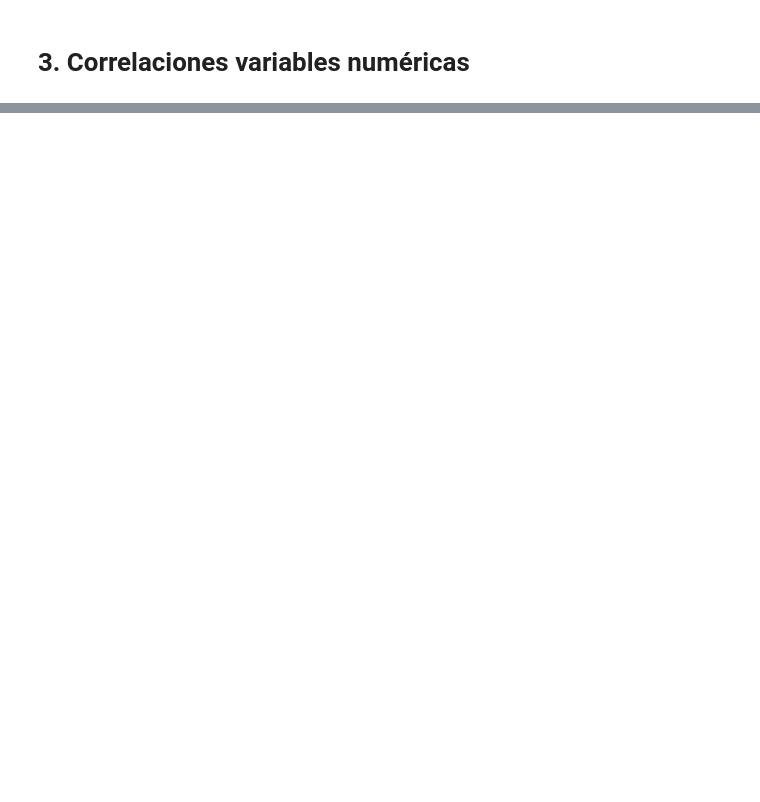
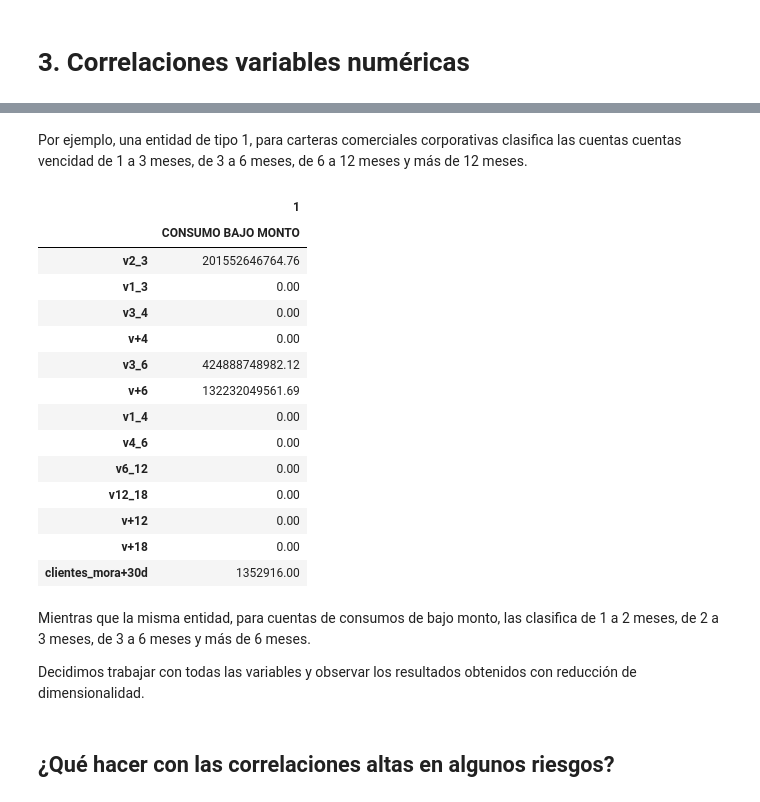
Before and after one commit to AlexanderBedoyaC/no_supervisado, a Jupyter notebook: 2. Análisis de Correlaciones.ipynb, the cells around one changed output, grey strips where cells are left out. Cells and saved outputs as stored; diff of their text form; code cells hidden in the pictures; blank space fills up the shorter version.

```diff
--- a/2. Análisis de Correlaciones.ipynb
+++ b/2. Análisis de Correlaciones.ipynb
@@ -37,0 +66,26 @@ Las demás columnas, aunque tengan una alta correlación, se decide conservarlas
+# %% [markdown]
+Por ejemplo, una entidad de tipo 1, para carteras comerciales corporativas clasifica las cuentas cuentas vencidad de 1 a 3 meses, de 3 a 6 meses, de 6 a 12 meses y más de 12 meses.
+# %%
+df.groupby(['tipo_entidad', 'desc_unicap'])[cols_mora].sum().iloc[10,:].to_frame()
+# %% [output]
+|  | 1 |
+|  | CONSUMO BAJO MONTO |
+| v2_3 | 201552646764.76 |
+| v1_3 | 0.00 |
+| v3_4 | 0.00 |
+| v+4 | 0.00 |
+| v3_6 | 424888748982.12 |
+| v+6 | 132232049561.69 |
+| v1_4 | 0.00 |
+| v4_6 | 0.00 |
+| v6_12 | 0.00 |
+| v12_18 | 0.00 |
+| v+12 | 0.00 |
+| v+18 | 0.00 |
+| clientes_mora+30d | 1352916.00 |
+# %% [markdown]
+Mientras que la misma entidad, para cuentas de consumos de bajo monto, las clasifica de 1 a 2 meses, de 2 a 3 meses, de 3 a 6 meses y más de 6 meses.
+
+Decidimos trabajar con todas las variables y observar los resultados obtenidos con reducción de dimensionalidad.
+# %% [markdown]
+## ¿Qué hacer con las correlaciones altas en algunos riesgos?
```
Also changed, not shown: parts of 17 cells of this notebook, 2 other files.
